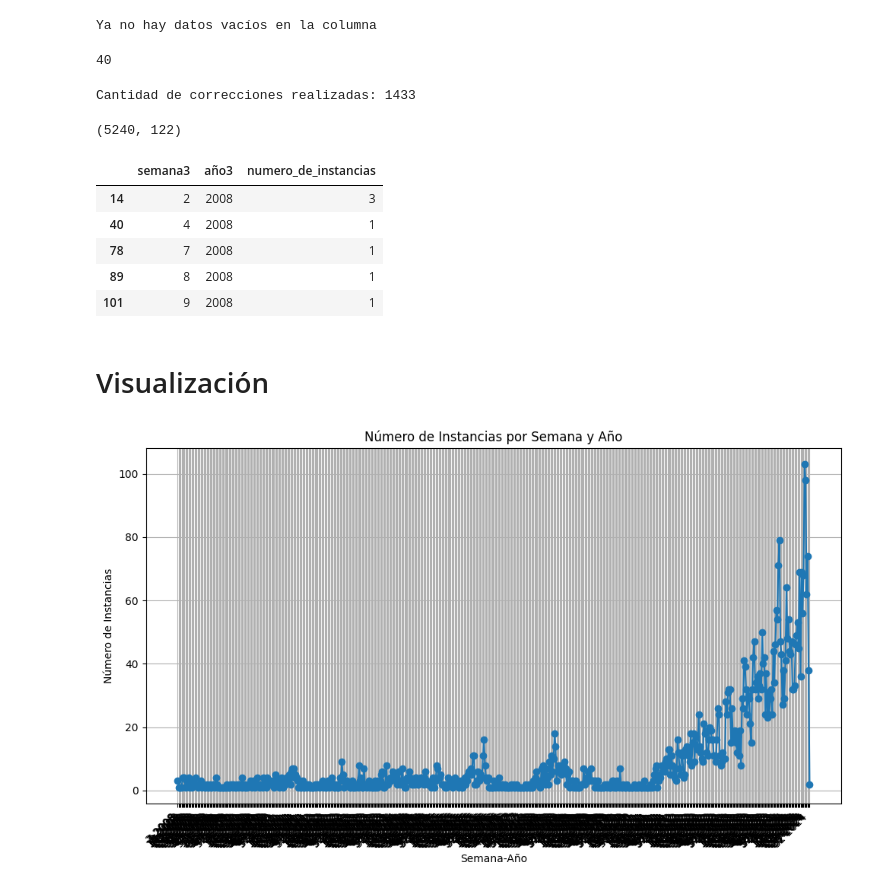
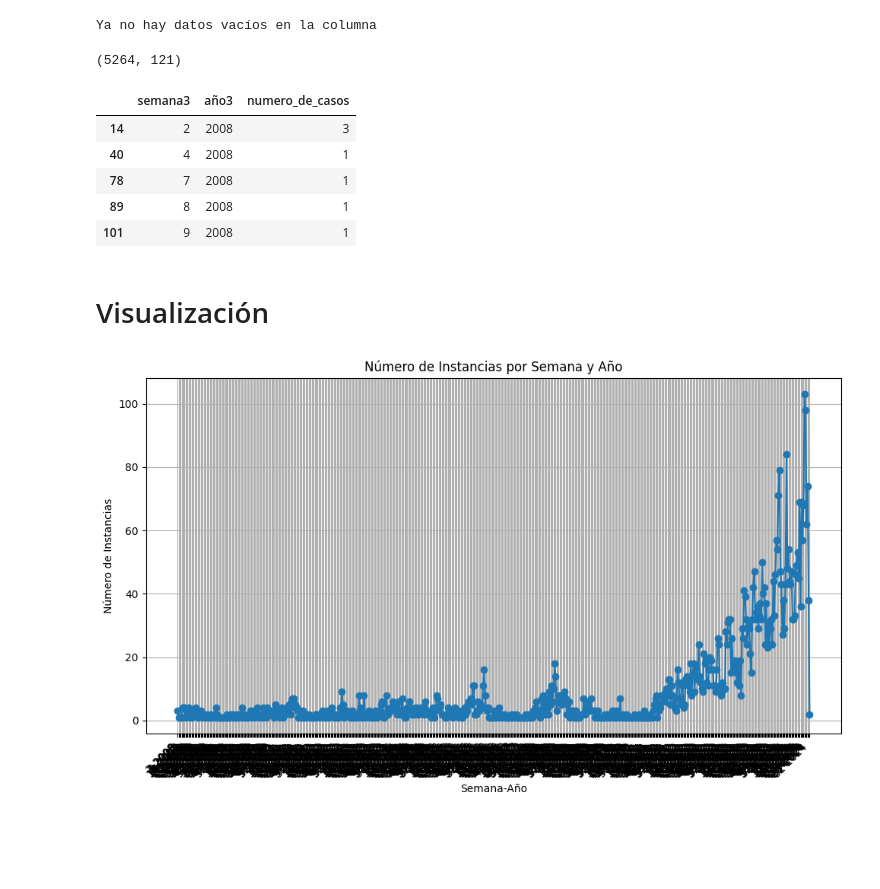
Before and after one commit to marco-canas/arima, a Jupyter notebook: 4_datasets/6. datos_secretaria_salud/procesamiento_secre_salud.ipynb, the cells around one changed output. Saved outputs shown, nothing was run; the diff lists cells and outputs as text; code cells hidden in the pictures; blank space fills up the shorter version.

```diff
--- a/4_datasets/6. datos_secretaria_salud/procesamiento_secre_salud.ipynb
+++ b/4_datasets/6. datos_secretaria_salud/procesamiento_secre_salud.ipynb
@@ -228,6 +295,6 @@ Cantidad de valores de tipo int
 # %%
 # llene los datos faltantes con la cadena SIN INFORMACION
-df['bar_ver_'] = df['bar_ver_'].fillna('SIN INFORMACION')
+#df['bar_ver_'] = df['bar_ver_'].fillna('SIN INFORMACION')
 
 # Cuántos datos nulos hay en el atributo bar_ver_
 df['bar_ver_'].isnull().sum()
@@ -274,51 +308,10 @@ df['bar_ver_corregido'] = df['bar_ver_'].apply(corregir_barrios)
-# %%
-# verificación de la corrección del atributo bar_ver_
-
-len(df.bar_ver_corregido.value_counts())
-# %% [output]
-40
-# %%
-# Recuerar el barrio indeterminado o SIN INFORMACION de la variable dir_res_
-import pandas as pd
-from difflib import get_close_matches
-
-
-# Contador de correcciones
-contador_correcciones = 0
-
-# Función para reemplazar 'SIN INFORMACION' con el valor más cercano
-def reemplazar_sin_informacion(row):
-    global contador_correcciones
-    if row['bar_ver_'] == 'SIN INFORMACION':
-        # Convertir el valor de dir_res_ a cadena, si no lo es ya
-        dir_res_str = str(row['dir_res_'])
-        # Buscar coincidencia más cercana del valor en dir_res_ en la lista de barrios correctos
-        coincidencias = get_close_matches(dir_res_str, lista_barrios_correctos, n=1, cutoff=0.6)
-        if coincidencias:
-            contador_correcciones += 1  # Contar la corrección realizada
-            return coincidencias[0]
-        else:
-            return row['bar_ver_']  # Mantener el valor original si no hay coincidencias
-    return row['bar_ver_']
-
-
-# Aplicar la función al DataFrame
-df['bar_ver_'] = df.apply(reemplazar_sin_informacion, axis=1)
-
-# Mostrar el DataFrame resultante y el número de correcciones
-
-print(f"Cantidad de correcciones realizadas: {contador_correcciones}")
-# %% [output]
-Cantidad de correcciones realizadas: 1433
 # %%
 # eliminar casos repetidos
-lista_atributos_criterio_igualdad = ['fec_not', 'semana', 'año','edad_',\
-                                      'sexo_',\
-                                      'bar_ver_corregido',\
-                                          'telefono_', 'fecha_nto_']
+lista_atributos_criterio_igualdad = ['fec_not', 'semana', 'año','edad_','sexo_',\
+                                      'bar_ver_', 'telefono_', 'fecha_nto_']
 df = df.drop_duplicates(subset=lista_atributos_criterio_igualdad)
 df.shape
 # %% [output]
-(5240, 122)
+(5264, 121)
 # %%
 # convertir el dataframe con los datos eliminados en un excel
@@ -326,6 +319,6 @@ df.to_excel('datos_secretaria_con_casos_repetidos_eliminados.xlsx', index=False)
 # %%
 # Contar el número de instancias por cada combinación de 'semana' y 'año'
-df_grouped = df.groupby(['semana', 'año']).size().reset_index(name='numero_de_instancias')
+df_grouped = df.groupby(['semana', 'año']).size().reset_index(name='numero_de_casos')
 
 # Renombrar las columnas según lo solicitado
 df3 = df_grouped.rename(columns={'semana': 'semana3', 'año': 'año3'})
@@ -335,7 +328,7 @@ df.shape
 
 df3.head()
 # %% [output]
-|  | semana3 | año3 | numero_de_instancias |
+|  | semana3 | año3 | numero_de_casos |
 | 14 | 2 | 2008 | 3 |
 | 40 | 4 | 2008 | 1 |
 | 78 | 7 | 2008 | 1 |
@@ -346,29 +342,29 @@ df3.head()
 # %%
 import matplotlib.pyplot as plt
 
 # Crear etiquetas combinando semana3 y año3 para el eje horizontal
 df3['etiquetas'] = df3['semana3'].astype(str) + '-' + df3['año3'].astype(str)
 
 # Crear el gráfico
 plt.figure(figsize=(10, 6))
-plt.plot(df3['etiquetas'], df3['numero_de_instancias'], marker='o')
+plt.plot(df3['etiquetas'], df3['numero_de_casos'], marker='o')
 
 # Etiquetas y título
 plt.xlabel('Semana-Año')
 plt.ylabel('Número de Instancias')
 plt.title('Número de Instancias por Semana y Año')
 
 # Rotar etiquetas en el eje x para mejor legibilidad
 plt.xticks(rotation=45, ha='right')
 
 # Mostrar la cuadrícula
 plt.grid(True)
 
 # Mostrar el gráfico
 plt.tight_layout()
 
 plt.savefig('casos_vs_semana_epidemiologica.jpg')
 
 plt.show()
 # %% [output]
-[figure, old version]
+[figure, new version]
```
Also changed, not shown: parts of 12 cells of this notebook, 4 other files.
